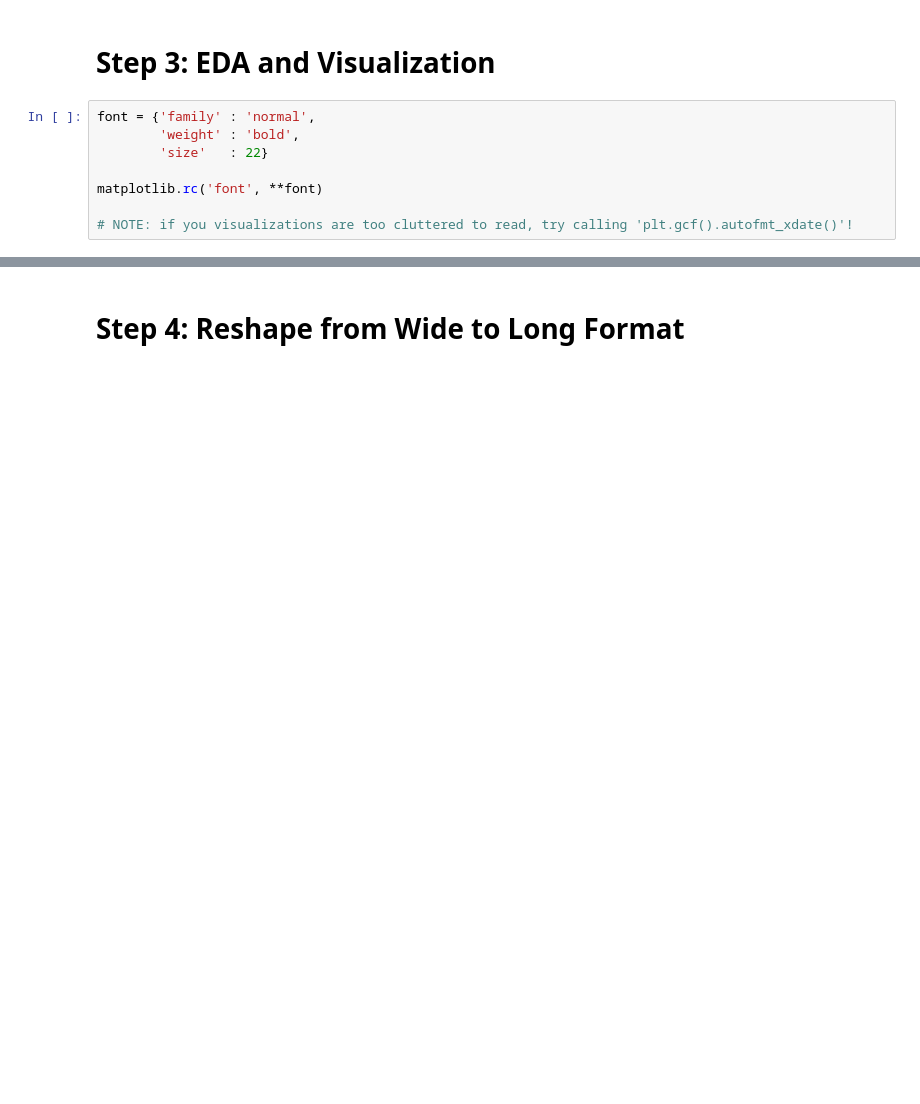
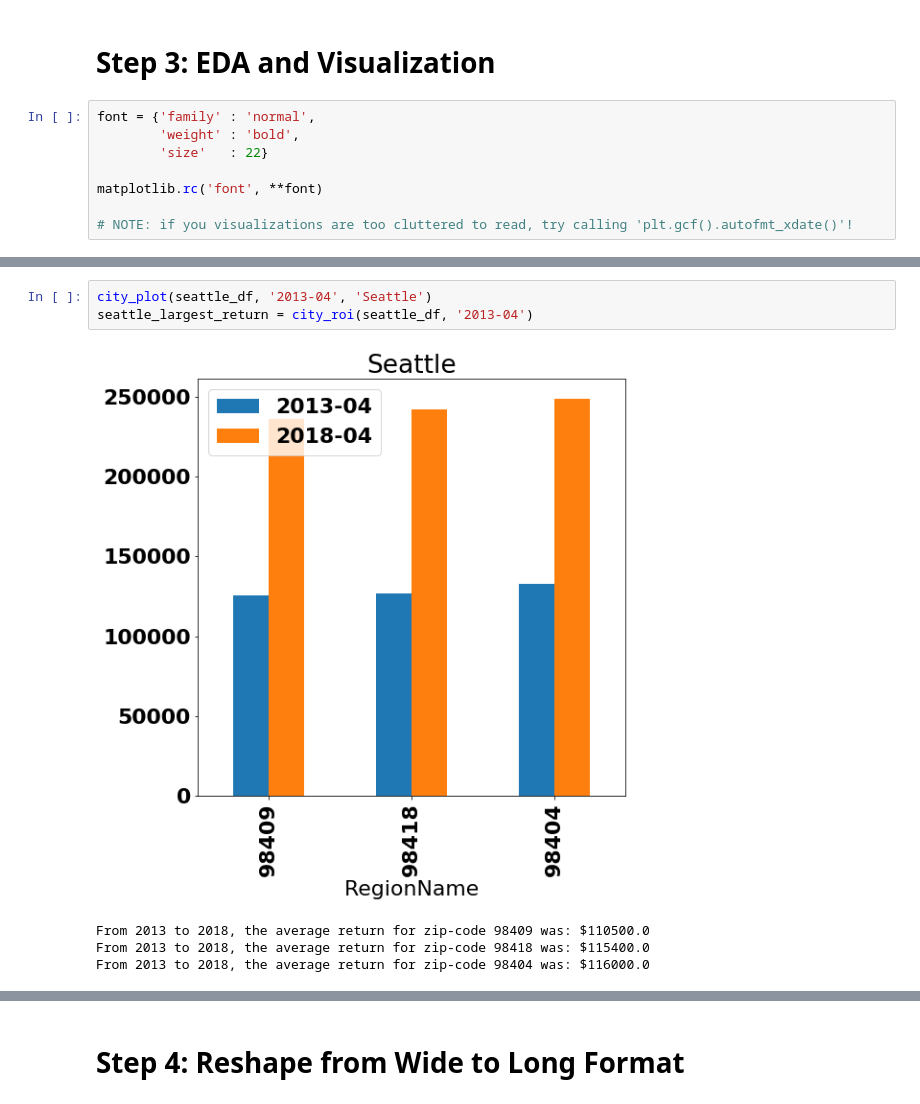
Before and after one commit to andymdc31/time_series_project, a Jupyter notebook: dsc-mod-4-project-online-ds-ft-081219/mod_4_starter_notebook.ipynb, the cells around one changed output, grey strips where cells are left out. Drawn from its saved outputs; the diff is of its cells as text; blank space fills up the shorter version.

```diff
--- a/dsc-mod-4-project-online-ds-ft-081219/mod_4_starter_notebook.ipynb
+++ b/dsc-mod-4-project-online-ds-ft-081219/mod_4_starter_notebook.ipynb
@@ -170,0 +149,8 @@ ax = three_smallest_df.plot.bar(x='RegionName', y='2018-04', figsize=(8,8))
+# %%
+city_plot(seattle_df, '2013-04', 'Seattle')
+seattle_largest_return = city_roi(seattle_df, '2013-04')
+# %% [output]
+[figure, added]
+From 2013 to 2018, the average return for zip-code 98409 was: $110500.0
+From 2013 to 2018, the average return for zip-code 98418 was: $115400.0
+From 2013 to 2018, the average return for zip-code 98404 was: $116000.0
```
Also changed, not shown: parts of 60 cells of this notebook.
